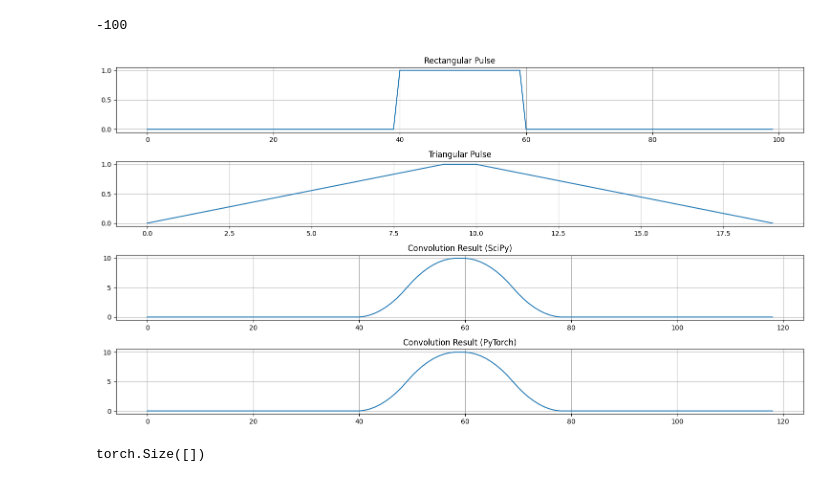
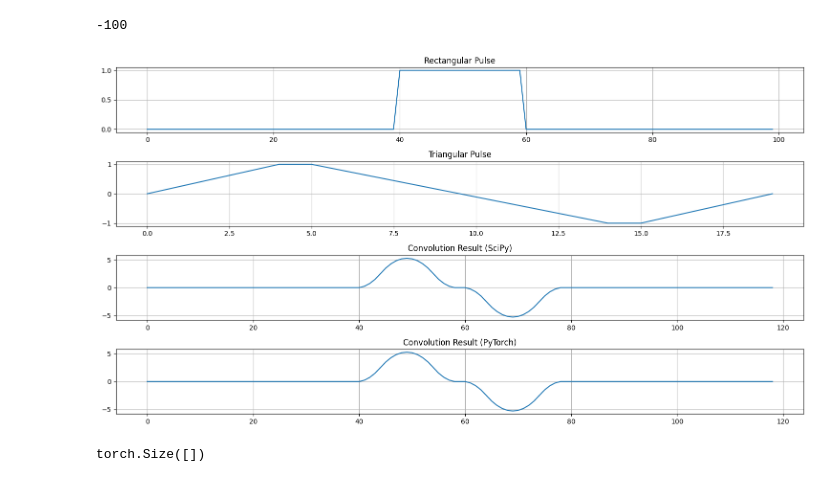
Before and after one commit to incubodac/PyDeconv, a Jupyter notebook: torch_notebook_v4.ipynb, the cells around one changed output. Drawn from its saved outputs; the diff is of its cells as text; code cells hidden in the pictures.

```diff
--- a/torch_notebook_v4.ipynb
+++ b/torch_notebook_v4.ipynb
@@ -1202,7 +1351,7 @@ rect = np.zeros(100)
 rect[40:60] = 1  # Pulse from index 40 to 59
 
 # Define a triangular pulse
-tri = np.concatenate([np.linspace(0, 1, 10), np.linspace(1, 0, 10)])
+tri = np.concatenate([np.linspace(0, 1, 5), np.linspace(1, -1, 10), np.linspace(-1, 0, 5)])
 
 # Perform the convolution with SciPy
 conv_result = convolve(rect, tri, mode='full')
@@ -1224,34 +1373,34 @@ torch_conv_result = torch_conv_result.squeeze().detach().numpy()
 t_rect = np.arange(len(rect))
 t_tri = np.arange(len(tri))
 t_conv = np.arange(len(conv_result))
 t_torch = np.arange(len(torch_conv_result))
 
 plt.figure(figsize=(15, 8))
 
 plt.subplot(4, 1, 1)
 plt.plot(t_rect, rect)
 plt.title("Rectangular Pulse")
 plt.grid(True)
 
 plt.subplot(4, 1, 2)
 plt.plot(t_tri, tri)
 plt.title("Triangular Pulse")
 plt.grid(True)
 
 plt.subplot(4, 1, 3)
 plt.plot(t_conv, conv_result)
 plt.title("Convolution Result (SciPy)")
 plt.grid(True)
 
 plt.subplot(4, 1, 4)
 plt.plot(t_torch, torch_conv_result)
 plt.title("Convolution Result (PyTorch)")
 plt.grid(True)
 
 plt.tight_layout()
 plt.show()
 # %% [output]
-[figure, old version]
+[figure, new version]
 # %%
 print(torch_conv_result.shape)
 # %% [output]
```
Also changed, not shown: parts of 8 cells of this notebook.
